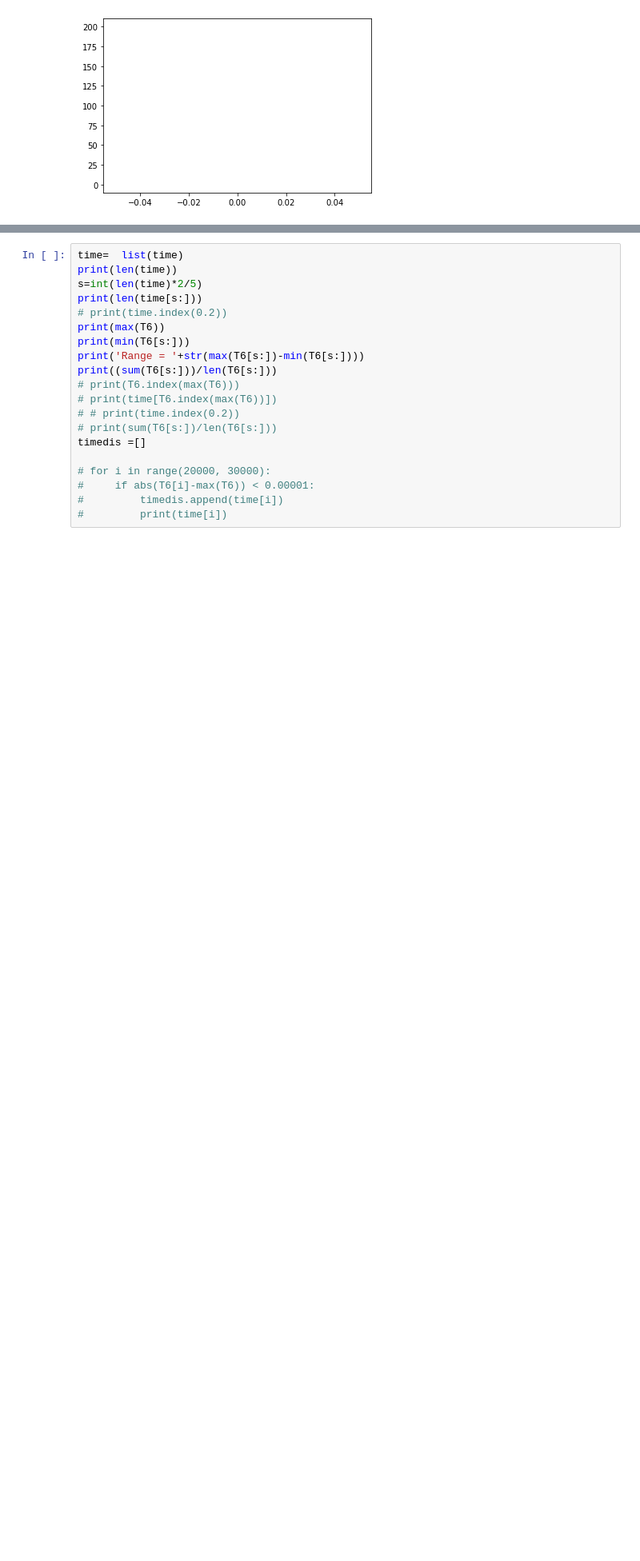
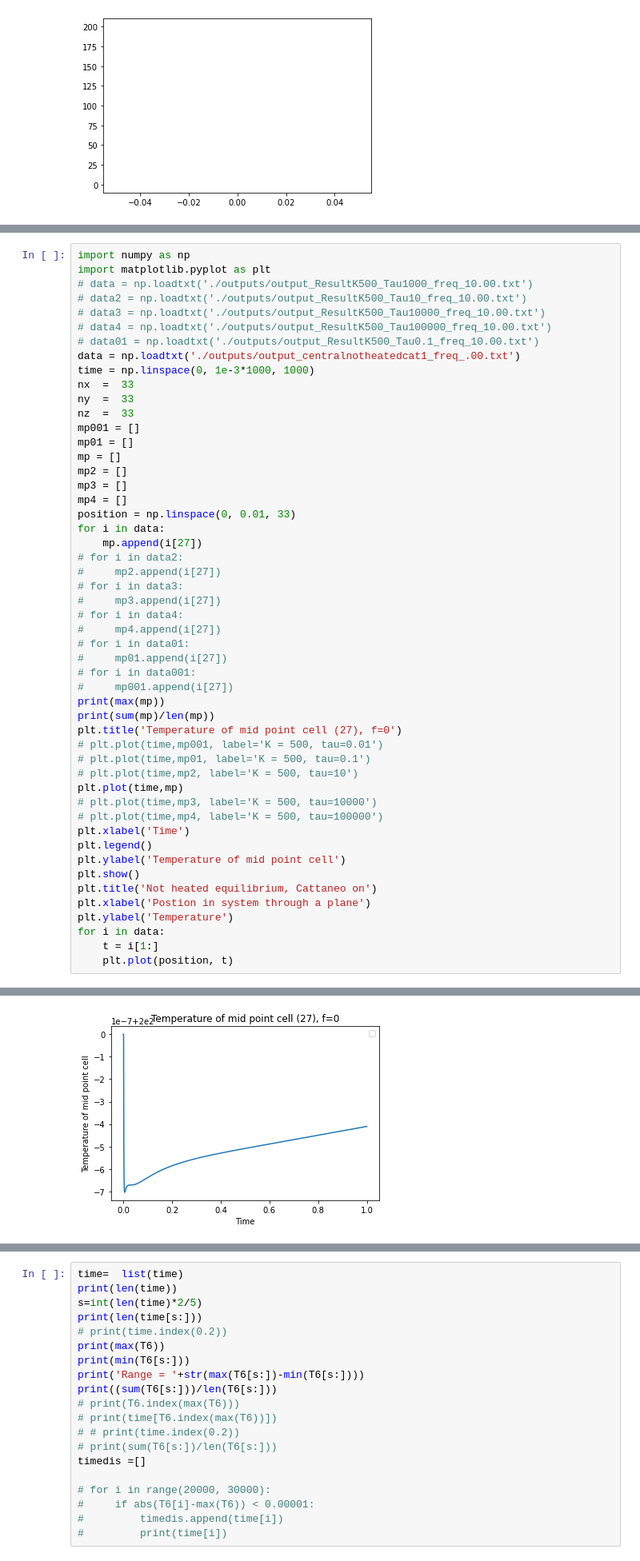
Before and after one commit to ExeQuantCode/HeatFlow, a Jupyter notebook: Plotting.ipynb, the cells around one changed output, grey strips where cells are left out. Shown at 80% size. Saved outputs shown, nothing was run; the diff lists cells and outputs as text; blank space fills up the shorter version.

```diff
--- a/Plotting.ipynb
+++ b/Plotting.ipynb
@@ -215,0 +300,52 @@ ValueError: x and y must have same first dimension, but have shapes (1001,) and
+# %%
+import numpy as np
+import matplotlib.pyplot as plt
+# data = np.loadtxt('./outputs/output_ResultK500_Tau1000_freq_10.00.txt')
+# data2 = np.loadtxt('./outputs/output_ResultK500_Tau10_freq_10.00.txt')
+# data3 = np.loadtxt('./outputs/output_ResultK500_Tau10000_freq_10.00.txt')
+# data4 = np.loadtxt('./outputs/output_ResultK500_Tau100000_freq_10.00.txt')
+# data01 = np.loadtxt('./outputs/output_ResultK500_Tau0.1_freq_10.00.txt')
+data = np.loadtxt('./outputs/output_centralnotheatedcat1_freq_.00.txt')
+time = np.linspace(0, 1e-3*1000, 1000)
+nx  =  33
+ny  =  33
+nz  =  33
+mp001 = []
+mp01 = []
+mp = []
+mp2 = []
+mp3 = []
+mp4 = []
+position = np.linspace(0, 0.01, 33)
+for i in data:
+    mp.append(i[27])
+# for i in data2:
+#     mp2.append(i[27])
+# for i in data3:
+#     mp3.append(i[27])
+# for i in data4:
+#     mp4.append(i[27])
+# for i in data01:
+#     mp01.append(i[27])
+# for i in data001:
+#     mp001.append(i[27])
+print(max(mp))
+print(sum(mp)/len(mp))
+plt.title('Temperature of mid point cell (27), f=0')
+# plt.plot(time,mp001, label='K = 500, tau=0.01')
+# plt.plot(time,mp01, label='K = 500, tau=0.1')
+# plt.plot(time,mp2, label='K = 500, tau=10')
+plt.plot(time,mp)
+# plt.plot(time,mp3, label='K = 500, tau=10000')
+# plt.plot(time,mp4, label='K = 500, tau=100000')
+plt.xlabel('Time')
+plt.legend()
+plt.ylabel('Temperature of mid point cell')
+plt.show()
+plt.title('Not heated equilibrium, Cattaneo on')
+plt.xlabel('Postion in system through a plane')
+plt.ylabel('Temperature')
+for i in data:
+    t = i[1:]
+    plt.plot(position, t)
+# %% [output]
@@ -215,0 +355 @@ ValueError: x and y must have same first dimension, but have shapes (1001,) and
+[figure, added]
```
Also changed, not shown: parts of 9 cells of this notebook, 14 other files.
